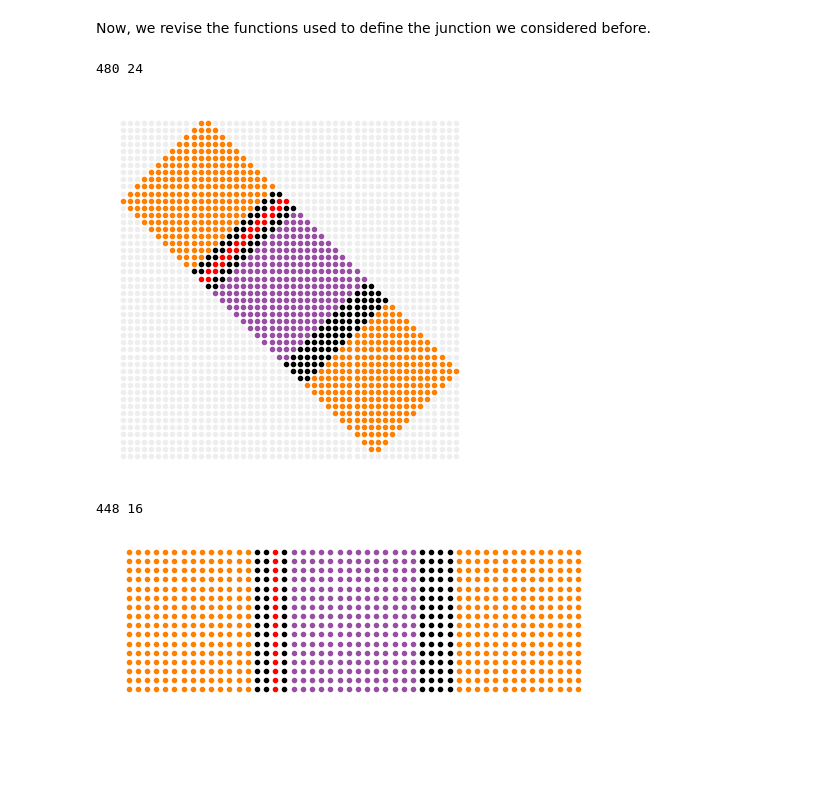
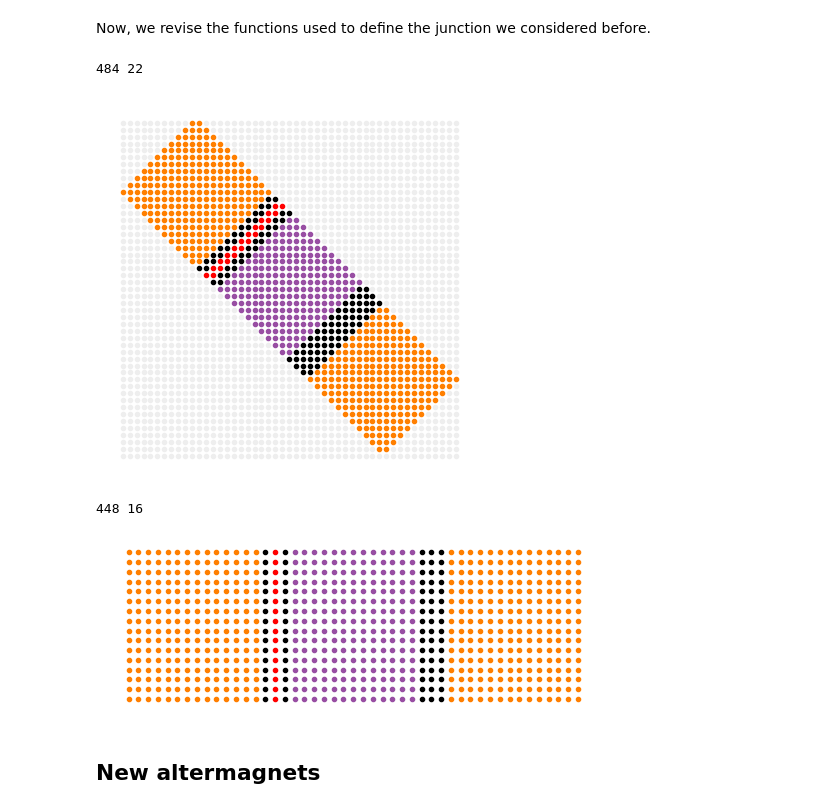
Before and after one commit to jabirali/bodge, a Jupyter notebook: altermagnets.ipynb, the cells around one changed output. Saved outputs shown, nothing was run; the diff lists cells and outputs as text; code cells hidden in the pictures; blank space fills up the shorter version.

```diff
--- a/altermagnets.ipynb
+++ b/altermagnets.ipynb
@@ -257,8 +257,8 @@ Clearly, the interface type changes the period drastically, but 0-π oscillation
 ## Altermagnetic test for δφ = π/2
 # %%
 m = 1.5 * t
-L_Y = 31
-L_SC = 15
+L_Y = 21
+L_SC = 12
 
 LL = []
 JJ = []
@@ -398,30 +393,32 @@ def create():
 
     return lattice
 # %%
-L_SC = 10
+L_SC = 11
 L_NM = 3
 L_IL = 10
 
 L_X = 2 * L_SC + 2 * L_NM + L_IL
-L_Y = 12
+L_Y = 11
 L_Z = 1
 
 DIAG = True
 
 lattice = create()
 
 DIAG = False
 
-L_SC = int(np.sqrt(2) * L_SC)
-L_NM = int(np.sqrt(2) * L_NM)
-L_IL = int(np.sqrt(2) * L_IL)
-L_Y = int(np.sqrt(2) * L_Y)
+L_SC = int(1.33 * L_SC)
+L_NM = int(1.33 * L_NM)
+L_IL = int(1.33 * L_IL)
+L_Y = int(1.5 * L_Y)
 
 L_X = 2 * L_SC + 2 * L_NM + L_IL
 
 lattice = create()
 # %% [output]
-480 24
+484 22
-[figure, old version]
+[figure, new version]
 448 16
-[figure, old version]
+[figure, new version]
+# %% [markdown]
+## New altermagnets
```
Also changed, not shown: parts of 5 cells of this notebook, 1 other file.
